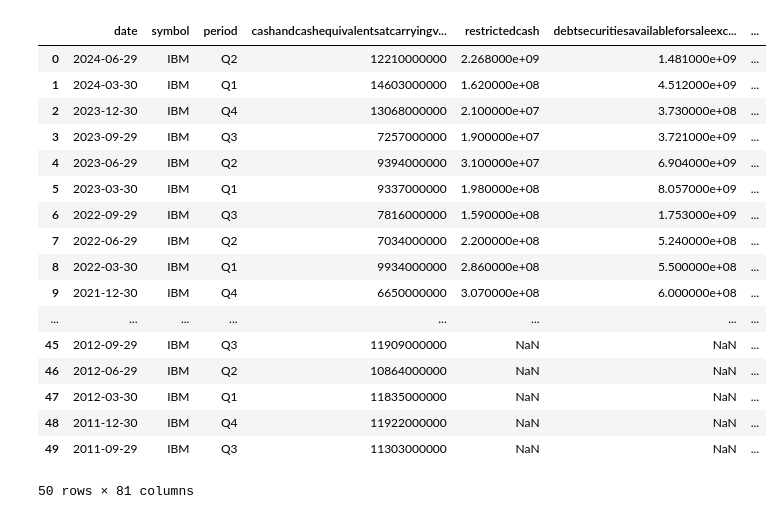
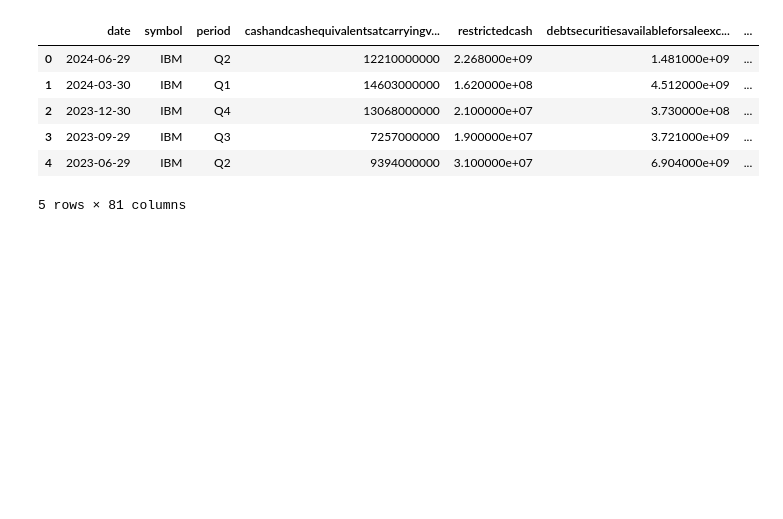
Before and after one commit to reckoning-machines/financial-forecasting, a Jupyter notebook: collector.ipynb, the cells around one changed output. Saved outputs shown, nothing was run; the diff lists cells and outputs as text; code cells hidden in the pictures; blank space fills up the shorter version.

```diff
--- a/collector.ipynb
+++ b/collector.ipynb
@@ -77,22 +44,11 @@ sim_list['IBM'].income_statement
 # %%
-sim_list['IBM'].balance_sheet
+sim_list['IBM'].balance_sheet.head()
 # %% [output]
 |  | date | symbol | period | cashandcashequivalentsatcarryingv... | restrictedcash | debtsecuritiesavailableforsaleexc... | ... |
 | 0 | 2024-06-29 | IBM | Q2 | 12210000000 | 2.268000e+09 | 1.481000e+09 | ... |
 | 1 | 2024-03-30 | IBM | Q1 | 14603000000 | 1.620000e+08 | 4.512000e+09 | ... |
 | 2 | 2023-12-30 | IBM | Q4 | 13068000000 | 2.100000e+07 | 3.730000e+08 | ... |
 | 3 | 2023-09-29 | IBM | Q3 | 7257000000 | 1.900000e+07 | 3.721000e+09 | ... |
 | 4 | 2023-06-29 | IBM | Q2 | 9394000000 | 3.100000e+07 | 6.904000e+09 | ... |
-| 5 | 2023-03-30 | IBM | Q1 | 9337000000 | 1.980000e+08 | 8.057000e+09 | ... |
-| 6 | 2022-09-29 | IBM | Q3 | 7816000000 | 1.590000e+08 | 1.753000e+09 | ... |
-| 7 | 2022-06-29 | IBM | Q2 | 7034000000 | 2.200000e+08 | 5.240000e+08 | ... |
-| 8 | 2022-03-30 | IBM | Q1 | 9934000000 | 2.860000e+08 | 5.500000e+08 | ... |
-| 9 | 2021-12-30 | IBM | Q4 | 6650000000 | 3.070000e+08 | 6.000000e+08 | ... |
-| ... | ... | ... | ... | ... | ... | ... | ... |
-| 45 | 2012-09-29 | IBM | Q3 | 11909000000 | NaN | NaN | ... |
-| 46 | 2012-06-29 | IBM | Q2 | 10864000000 | NaN | NaN | ... |
-| 47 | 2012-03-30 | IBM | Q1 | 11835000000 | NaN | NaN | ... |
-| 48 | 2011-12-30 | IBM | Q4 | 11922000000 | NaN | NaN | ... |
-| 49 | 2011-09-29 | IBM | Q3 | 11303000000 | NaN | NaN | ... |
-50 rows × 81 columns
+5 rows × 81 columns
 # %%
```
Also changed, not shown: parts of 6 cells of this notebook, 1 other file.
